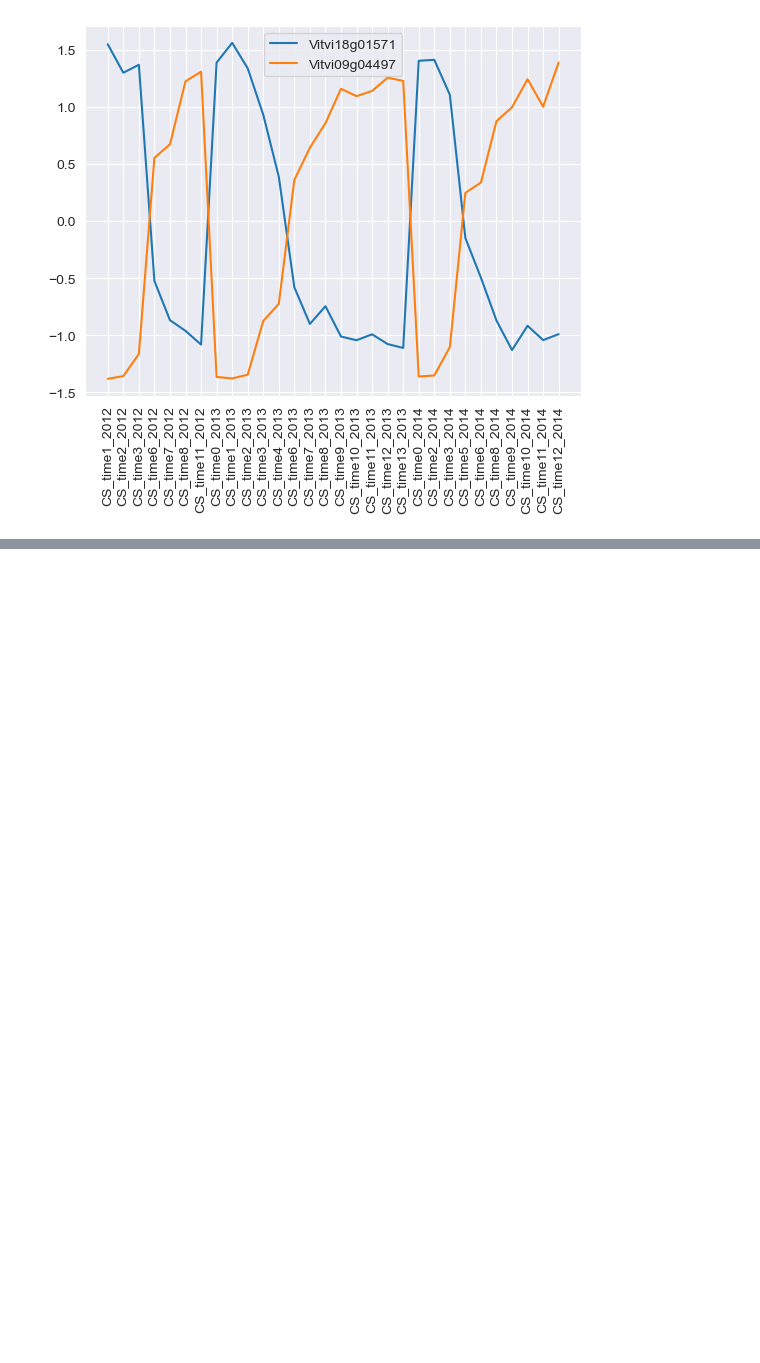
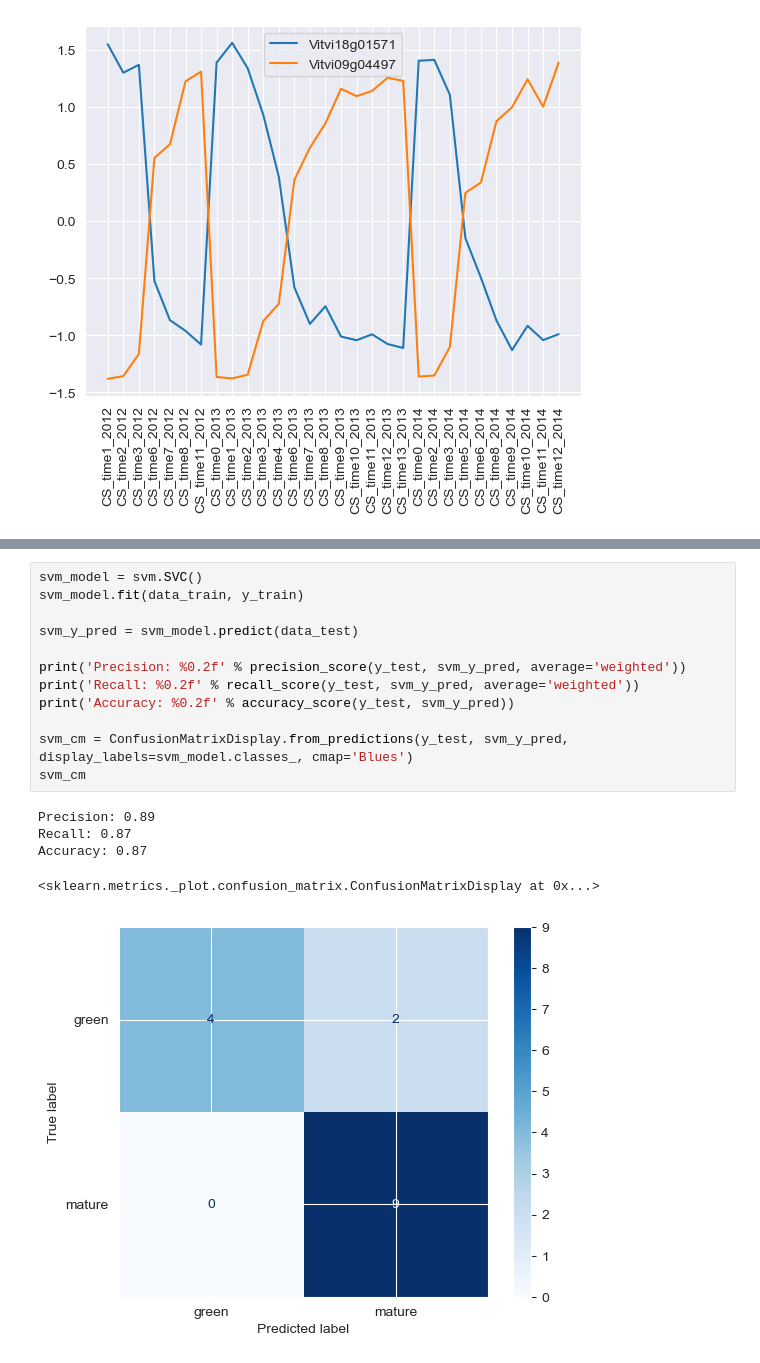
Before and after one commit to martaS95/MM_ML, a Jupyter notebook: src/omics_integration.ipynb, the cells around one changed output, grey strips where cells are left out. Drawn from its saved outputs; the diff is of its cells as text; blank space fills up the shorter version.

```diff
--- a/src/omics_integration.ipynb
+++ b/src/omics_integration.ipynb
@@ -188,0 +256,18 @@ plt.xticks(rotation=90)
+# %%
+svm_model = svm.SVC()
+svm_model.fit(data_train, y_train)
+
+svm_y_pred = svm_model.predict(data_test)
+
+print('Precision: %0.2f' % precision_score(y_test, svm_y_pred, average='weighted'))
+print('Recall: %0.2f' % recall_score(y_test, svm_y_pred, average='weighted'))
+print('Accuracy: %0.2f' % accuracy_score(y_test, svm_y_pred))
+
+svm_cm = ConfusionMatrixDisplay.from_predictions(y_test, svm_y_pred, display_labels=svm_model.classes_, cmap='Blues')
+svm_cm
+# %% [output]
+Precision: 0.89
+Recall: 0.87
+Accuracy: 0.87
+<sklearn.metrics._plot.confusion_matrix.ConfusionMatrixDisplay at 0x...>
+[figure, added]
```
Also changed, not shown: parts of 32 cells of this notebook, 3 other files.
